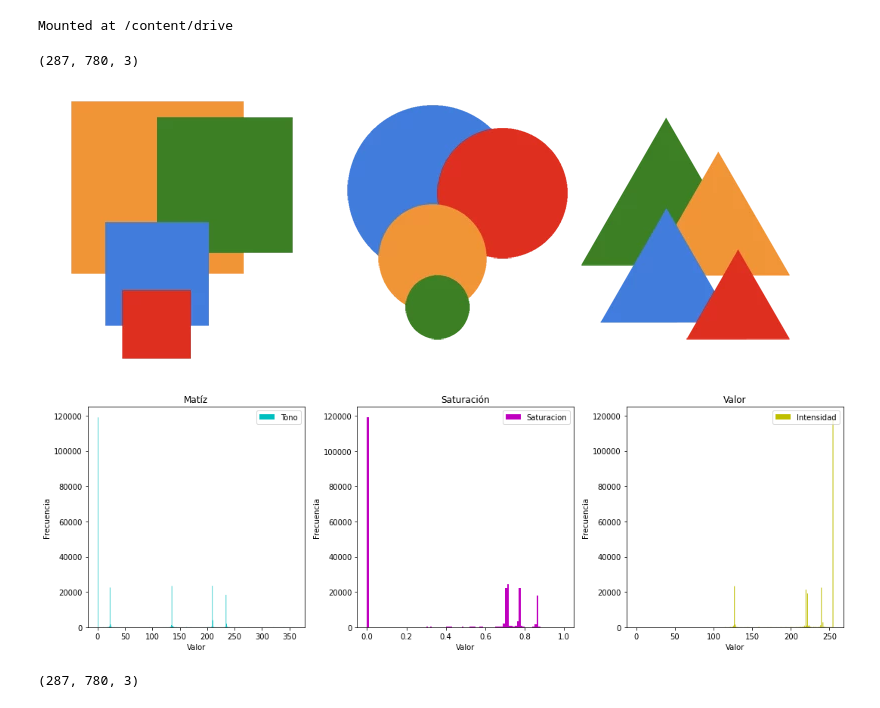
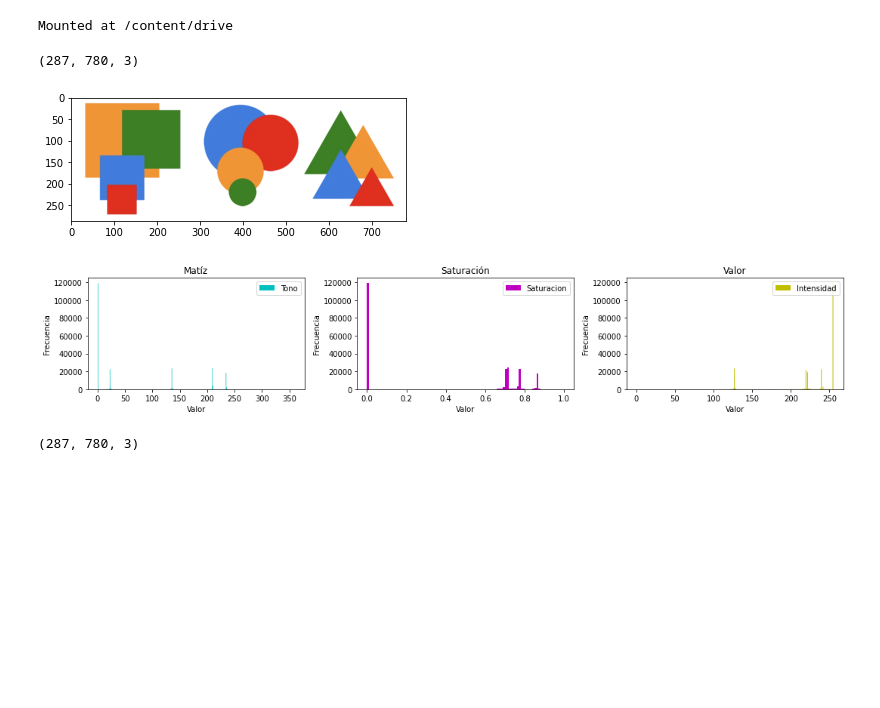
Before and after one commit to CC0R0NAD0/Segmentation-using-multiple-vision-machine-paradigms, a Jupyter notebook: T2_V1.ipynb, the cells around one changed output. Cells and saved outputs as stored; diff of their text form; code cells hidden in the pictures; blank space fills up the shorter version.

```diff
--- a/T2_V1.ipynb
+++ b/T2_V1.ipynb
@@ -16,21 +16,29 @@ Mounted at /content/drive
 # %%
 import cv2  # libreria trabajo con imagenes
 
 from google.colab.patches import cv2_imshow # Se utiliza este parche para
                                             # poder mostrar las imágenes en
                                             # pantalla
 
 
-image = cv2.imread('imagenes/figurasColores.png')
+#image = cv2.imread('imagenes/figurasColores.png')
 image = cv2.imread('imagenes/img_tarea_descargada.png')
 
 
 print(image.shape)
 
-cv2_imshow(image)
+#cv2_imshow(image)
+
+
+
+
+image_plt = cv2.cvtColor(image, cv2.COLOR_BGR2RGB)
+
+plt.imshow(image_plt)
+plt.show()
 # %% [output]
 (287, 780, 3)
-[figure, old version]
+[figure, new version]
 # %%
 import matplotlib.pyplot as plt
 import matplotlib.colors as colors
@@ -39,7 +47,7 @@ import numpy as np
 array=np.asarray(image)
 arr=(array.astype(float))/255.0
 img_hsv = colors.rgb_to_hsv(arr[...,:3])
-plt.subplots(figsize=(15, 5))
+plt.subplots(figsize=(15, 3))
 
 lu1=img_hsv[...,0].flatten()
 plt.subplot(1,3,1)
@@ -70,7 +78,7 @@ plt.show()
 
 print(img_hsv.shape)
 # %% [output]
-[figure, old version]
+[figure, new version]
 (287, 780, 3)
 # %%
 from types import new_class
```
Also changed, not shown: parts of 5 cells of this notebook.
